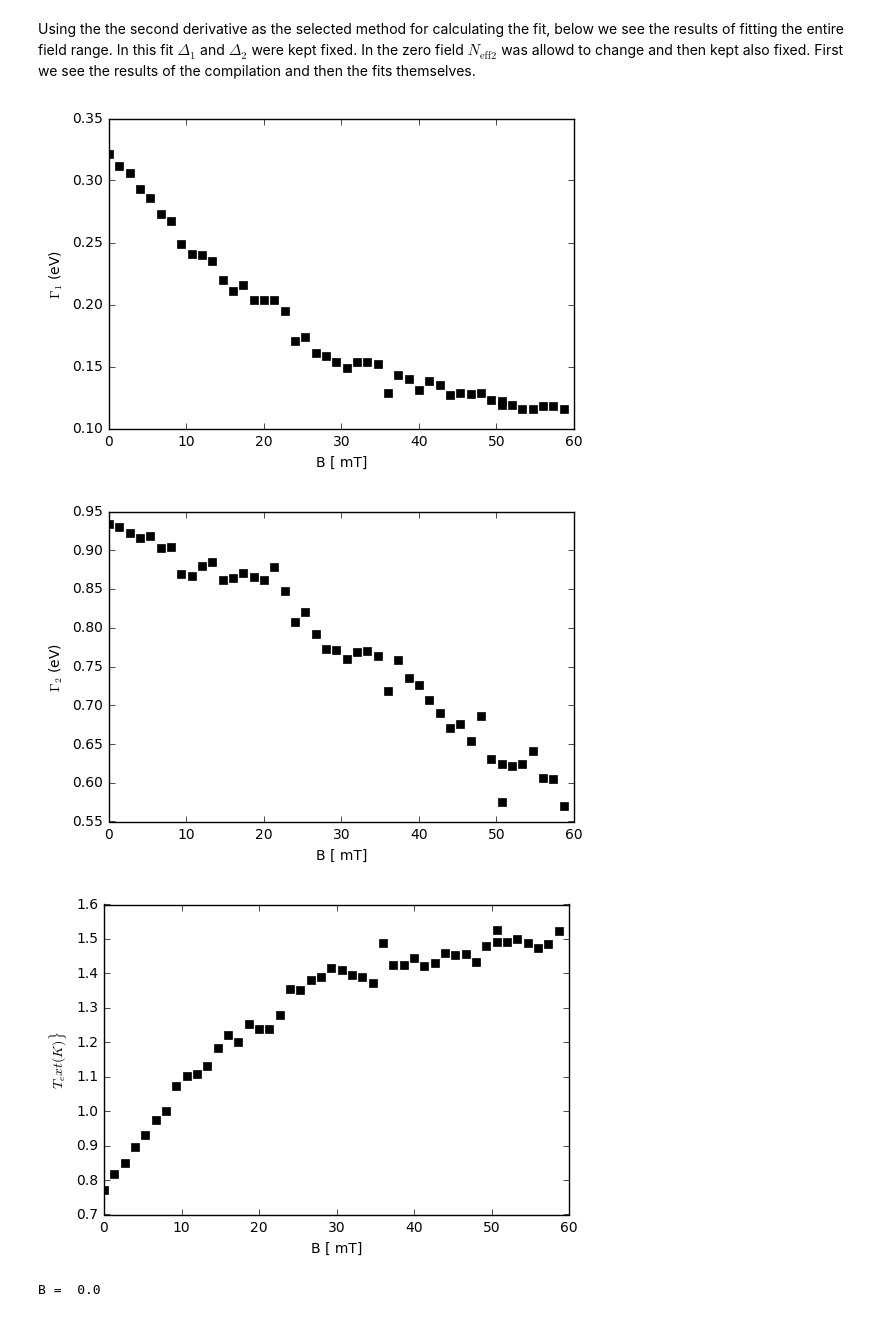
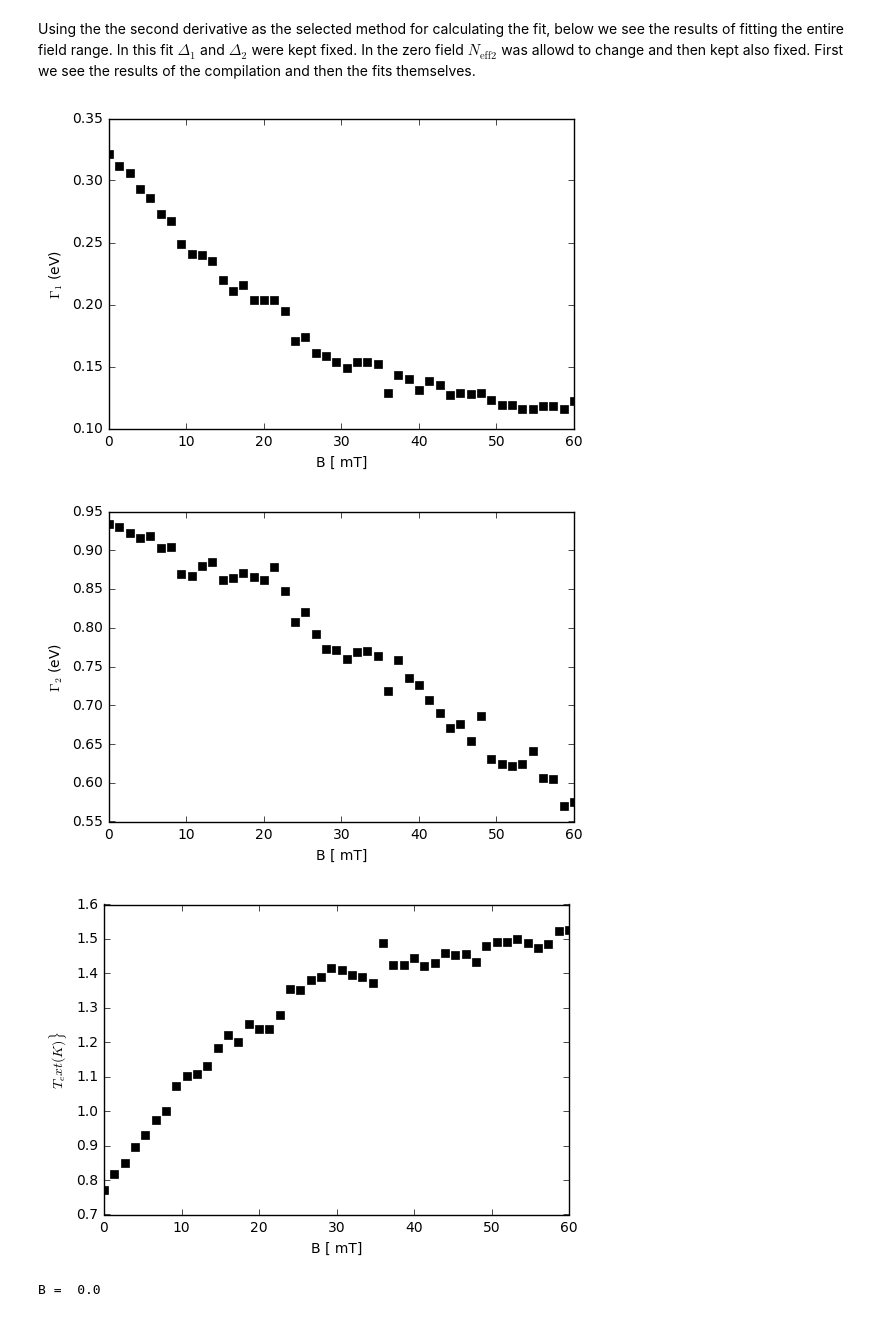
Before and after one commit to TomDvir/Tunneling-to-NbSe2, a Jupyter notebook: Analysis.ipynb, the cells around one changed output. Cells and saved outputs as stored; diff of their text form; code cells hidden in the pictures.

```diff
--- a/Analysis.ipynb
+++ b/Analysis.ipynb
@@ -527,6 +551,7 @@ fig = LoadFitPlot(V,G,out.params,[-3,3])
 
 Here are 2D maps of the conductance and its derivative as a function of bias and field. The second peak can be seen to diminish significantly above 10 mT.
 # %%
+k = 1
 Vs, Gs, Gasym = LoadandSymmetrizePerField(1,-0.035)
 dGdVs = numpy.diff(G)/numpy.diff(V)
 Bs = numpy.ones(len(V))*4*(15-(k-1)/3)
@@ -540,6 +565,8 @@ for k in range(2,47):
     Gs = numpy.vstack((Gs, G))
     dGdVs = numpy.vstack((dGdVs, dGdV))
     Bs = numpy.vstack((Bs, B))
+
+PerB = Bs.transpose()[0]
 # %%
 plt.subplot(1,2,1)
 plt.pcolor(Bs,Vs,Gs,cmap = 'RdBu')
@@ -753,25 +780,25 @@ for k in range(45,0,-1):
     PerFieldData = numpy.vstack((PerFieldData,readParameters(out.params)))
     PerFielddataRaw.append(out)
 # %%
-plt.plot(B,(numpy.flipud(PerFieldData).transpose())[2],color = 'black',label = 'data',marker = 's',\
+plt.plot(PerB,(numpy.flipud(PerFieldData).transpose())[2],color = 'black',label = 'data',marker = 's',\
              markersize = 6,linewidth = 0)
 plt.xlabel('B [ mT]')
 plt.ylabel('$\Gamma_1$ (eV)')
 plt.show()
 
-plt.plot(B,(numpy.flipud(PerFieldData).transpose())[3],color = 'black',label = 'data',marker = 's',\
+plt.plot(PerB,(numpy.flipud(PerFieldData).transpose())[3],color = 'black',label = 'data',marker = 's',\
              markersize = 6,linewidth = 0)
 plt.xlabel('B [ mT]')
 plt.ylabel('$\Gamma_2$ (eV)')
 plt.show()
 
-plt.plot(B,(numpy.flipud(PerFieldData).transpose())[6]/0.08,color = 'black',label = 'data',marker = 's',\
+plt.plot(PerB,(numpy.flipud(PerFieldData).transpose())[6]/0.08,color = 'black',label = 'data',marker = 's',\
              markersize = 6,linewidth = 0)
 plt.xlabel('B [ mT]')
 plt.ylabel('$T_\text{fit$ (K)}')
 plt.show()
 # %% [output]
-[figure, old version]
+[figure, new version]
-[figure, old version]
+[figure, new version]
-[figure, old version]
+[figure, new version]
 # %%
```
Also changed, not shown: parts of 4 cells of this notebook, 2 other files.
